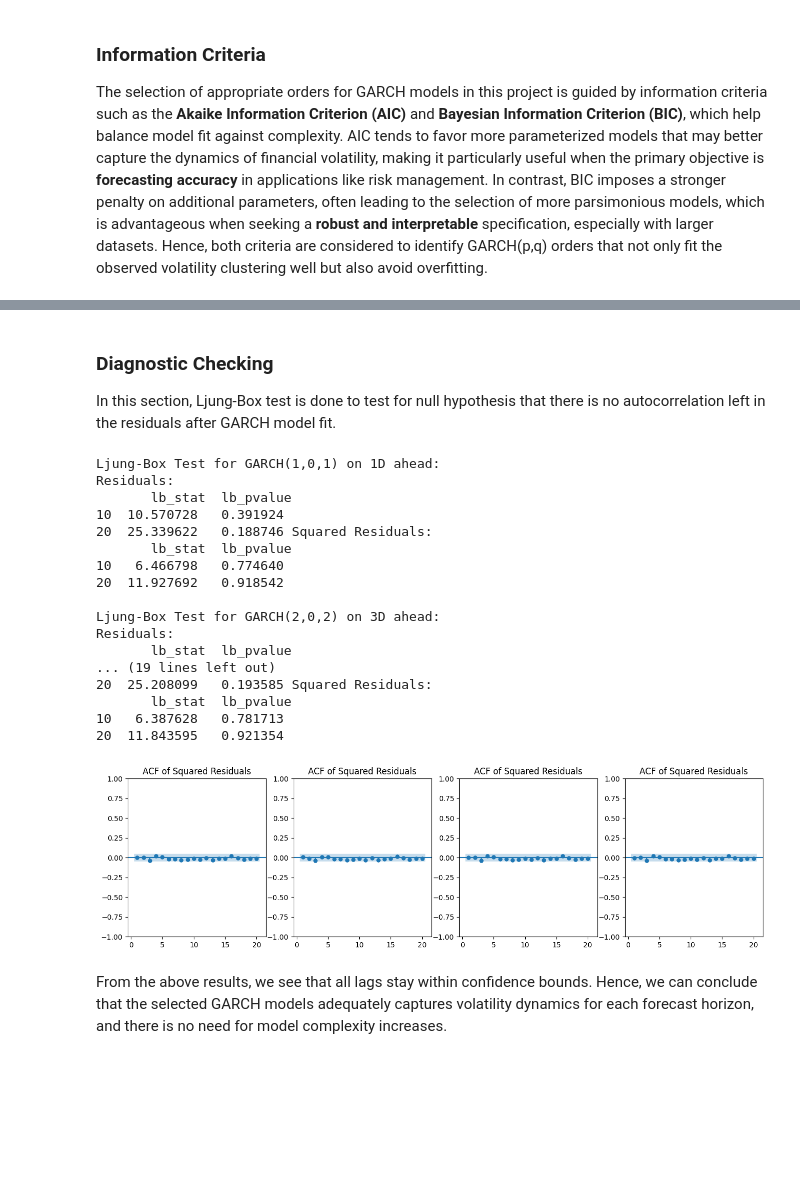
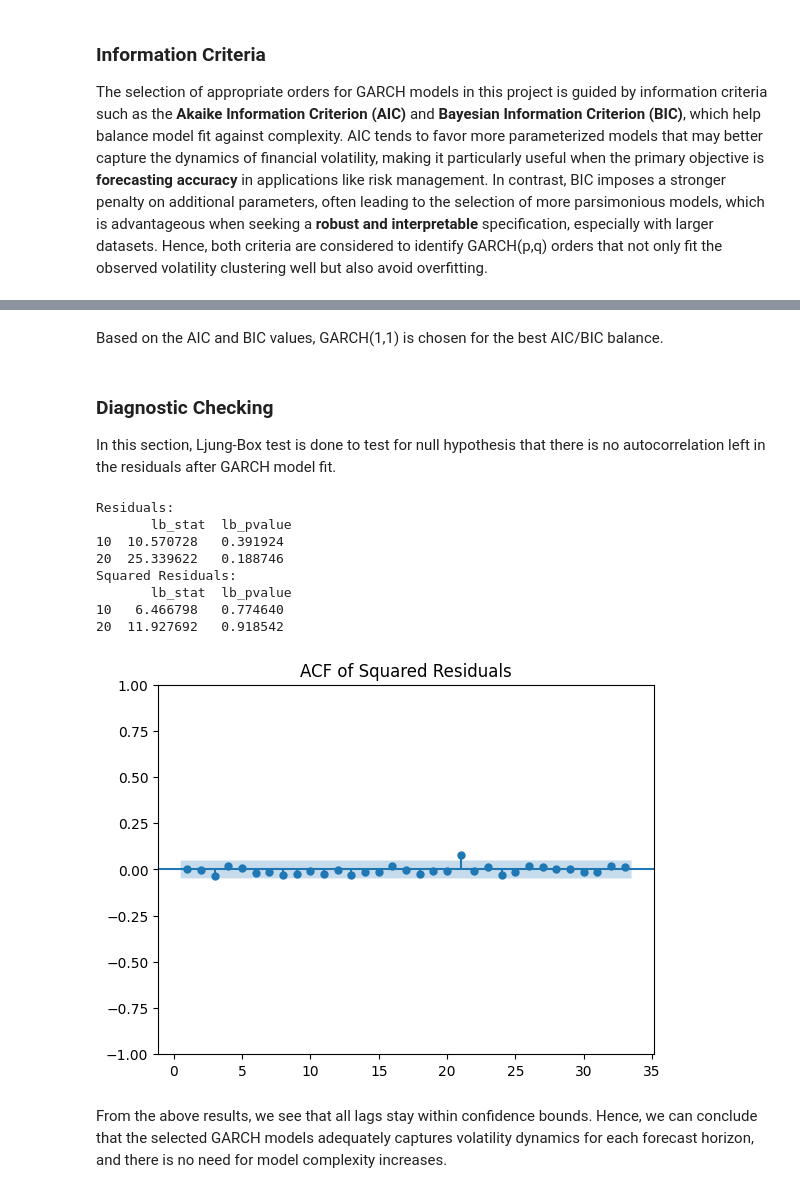
Before and after one commit to kiwi-lemongrass/DSE4101_Individual-Project, a Jupyter notebook: src/GARCH.ipynb, the cells around one changed output, grey strips where cells are left out. Saved outputs shown, nothing was run; the diff lists cells and outputs as text; code cells hidden in the pictures; blank space fills up the shorter version.

```diff
--- a/src/GARCH.ipynb
+++ b/src/GARCH.ipynb
@@ -139 +101,3 @@ Based on the AIC and BIC values, the selected models for each time horizon is as
+# %% [markdown]
+Based on the AIC and BIC values, GARCH(1,1) is chosen for the best AIC/BIC balance.
 # %%
@@ -143,50 +107,38 @@ best_orders = {1: (1, 1), 3: (2, 2), 7: (1, 1), 30: (1, 2)}
 ### Diagnostic Checking
 In this section, Ljung-Box test is done to test for null hypothesis that there is no autocorrelation left in the residuals after GARCH model fit.
 # %%
-def lb_test(p, o, q, h):
-    model = arch_model(dfs[h]['r_train'], vol='Garch', p=p, o=o, q=q, rescale=False)
-    results = model.fit(disp='off')
+p, q = best_orders
 
-    # Extract standardized residuals and squared residuals
-    std_residuals = results.std_resid
-    squared_residuals = std_residuals ** 2
+# Fit the GARCH model with the best orders
+model = arch_model(dfs[1]['r_train'], vol='Garch', p=p, o=0, q=q, rescale=False)
+results = model.fit(disp='off')
 
-    # Ljung-Box test on residuals (check mean dynamics)
-    lb_test_resid = acorr_ljungbox(std_residuals, lags=[10, 20], return_df=True)
+# Extract standardized residuals and squared residuals
+std_residuals = results.std_resid
+squared_residuals = std_residuals ** 2
 
-    # Ljung-Box test on squared residuals (check volatility clustering)
-    lb_test_squared = acorr_ljungbox(squared_residuals, lags=[10, 20], return_df=True)
+# Ljung-Box test on residuals (check mean dynamics)
+lb_test_resid = acorr_ljungbox(std_residuals, lags=[10, 20], return_df=True)
 
-    return lb_test_resid, lb_test_squared, squared_residuals
+# Ljung-Box test on squared residuals (check volatility clustering)
+lb_test_squared = acorr_ljungbox(squared_residuals, lags=[10, 20], return_df=True)
+
+print("Residuals:\n", lb_test_resid, "\nSquared Residuals:\n", lb_test_squared)
+# %% [output]
+Residuals:
+       lb_stat  lb_pvalue
+10  10.570728   0.391924
+20  25.339622   0.188746
+Squared Residuals:
+       lb_stat  lb_pvalue
+10   6.466798   0.774640
+20  11.927692   0.918542
-# %%
-fig, ax = plt.subplots(1, 4, figsize=(16, 4))
-i = 0
-for h in [1, 3, 7, 30]:
-    p, q = best_orders[h]
-    print(f"\nLjung-Box Test for GARCH({p},0,{q}) on {h}D ahead:")
-    lb_test_resid, lb_test_squared, squared_residuals = lb_test(p, 0, q, h)
-    print("Residuals:\n", lb_test_resid, "Squared Residuals:\n", lb_test_squared)
-    plot_acf(squared_residuals, lags=20, zero=False, title='ACF of Squared Residuals', ax=ax[i])
-    i += 1
-# %% [output]
-Ljung-Box Test for GARCH(1,0,1) on 1D ahead:
-Residuals:
-       lb_stat  lb_pvalue
-10  10.570728   0.391924
-20  25.339622   0.188746 Squared Residuals:
-       lb_stat  lb_pvalue
-10   6.466798   0.774640
-20  11.927692   0.918542
-
-Ljung-Box Test for GARCH(2,0,2) on 3D ahead:
-Residuals:
-       lb_stat  lb_pvalue
-... (19 lines left out)
-20  25.208099   0.193585 Squared Residuals:
-       lb_stat  lb_pvalue
-10   6.387628   0.781713
-20  11.843595   0.921354
-[figure, removed]
+# %%
+# Plot ACF and PACF of residuals
+plot_acf(squared_residuals, zero=False, title='ACF of Squared Residuals')
+plt.show()
+# %% [output]
+[figure, added]
 # %% [markdown]
 From the above results, we see that all lags stay within confidence bounds. Hence, we can conclude that the selected GARCH models adequately captures volatility dynamics for each forecast horizon, and there is no need for model complexity increases.
 # %% [markdown]
```
Also changed, not shown: parts of 16 cells of this notebook, 21 other files.
